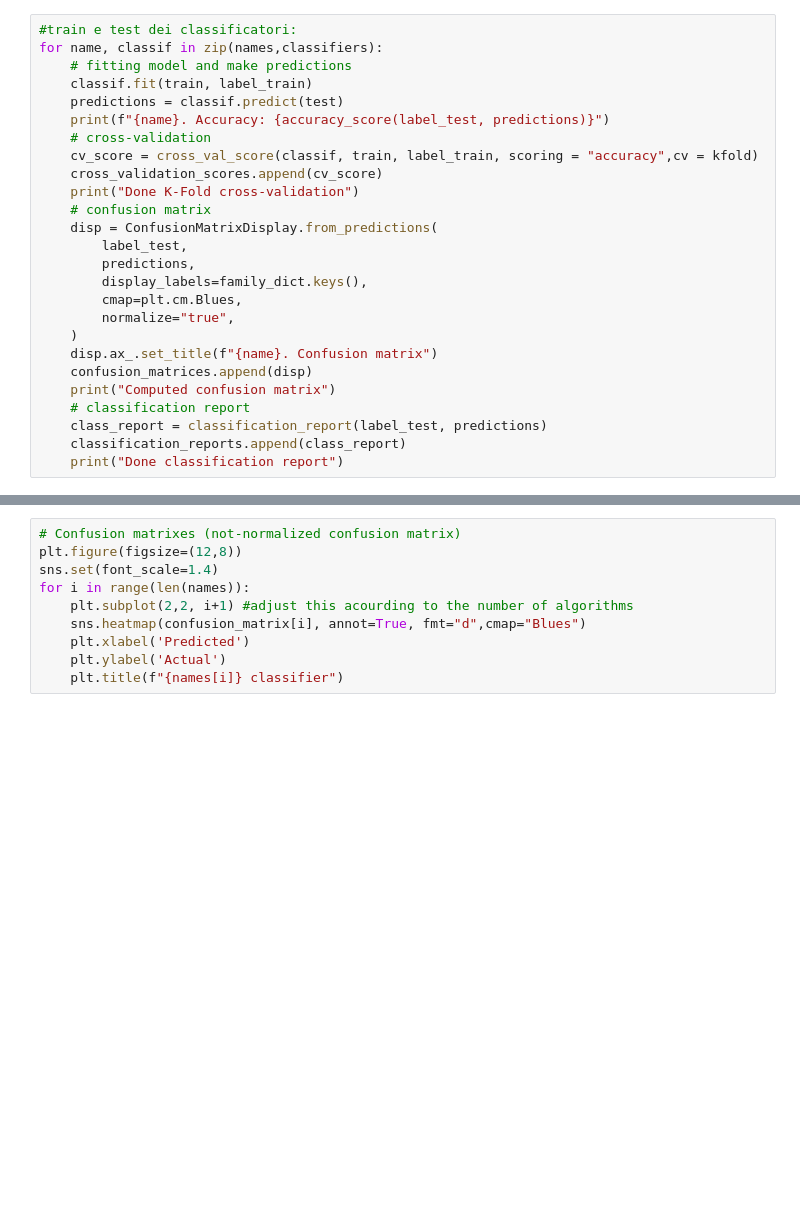
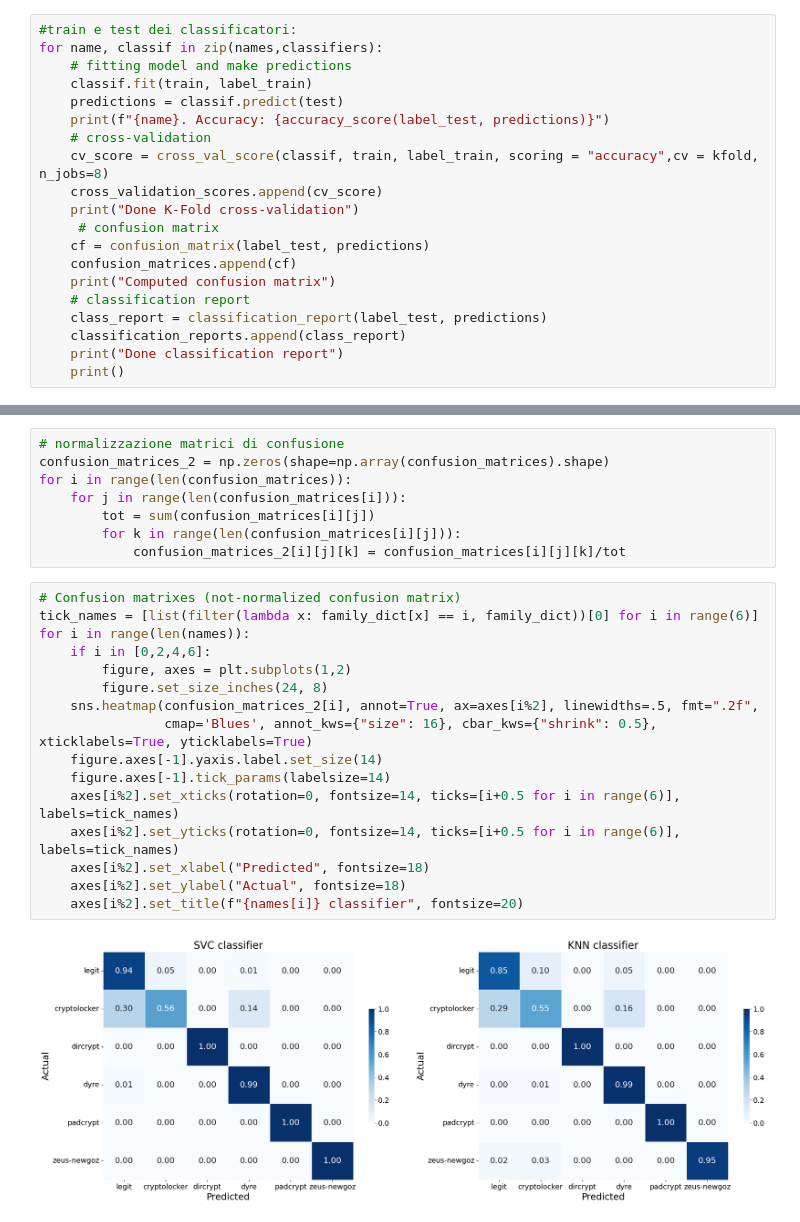
Before and after one commit to S1107327/datascience, a Jupyter notebook: Multiclass.ipynb, the cells around one changed output, grey strips where cells are left out. Drawn from its saved outputs; the diff is of its cells as text; blank space fills up the shorter version.

Commit message:
Completato classificazione clustering

```diff
--- a/Multiclass.ipynb
+++ b/Multiclass.ipynb
@@ -67,21 +120,15 @@ for name, classif in zip(names,classifiers):
     predictions = classif.predict(test)
     print(f"{name}. Accuracy: {accuracy_score(label_test, predictions)}")
     # cross-validation
-    cv_score = cross_val_score(classif, train, label_train, scoring = "accuracy",cv = kfold)
+    cv_score = cross_val_score(classif, train, label_train, scoring = "accuracy",cv = kfold, n_jobs=8)
     cross_validation_scores.append(cv_score)
     print("Done K-Fold cross-validation")
-    # confusion matrix
-    disp = ConfusionMatrixDisplay.from_predictions(
-        label_test,
-        predictions,
-        display_labels=family_dict.keys(),
-        cmap=plt.cm.Blues,
-        normalize="true",
-    )
-    disp.ax_.set_title(f"{name}. Confusion matrix")
-    confusion_matrices.append(disp)
+     # confusion matrix
+    cf = confusion_matrix(label_test, predictions)
+    confusion_matrices.append(cf)
     print("Computed confusion matrix")
     # classification report
     class_report = classification_report(label_test, predictions)
     classification_reports.append(class_report)
     print("Done classification report")
+    print()
@@ -101,10 +180,26 @@ plt.title("Cross validation scores")
+# %%
+# normalizzazione matrici di confusione
+confusion_matrices_2 = np.zeros(shape=np.array(confusion_matrices).shape)
+for i in range(len(confusion_matrices)):
+    for j in range(len(confusion_matrices[i])):
+        tot = sum(confusion_matrices[i][j])
+        for k in range(len(confusion_matrices[i][j])):
+            confusion_matrices_2[i][j][k] = confusion_matrices[i][j][k]/tot
 # %%
 # Confusion matrixes (not-normalized confusion matrix)
-plt.figure(figsize=(12,8))
-sns.set(font_scale=1.4)
+tick_names = [list(filter(lambda x: family_dict[x] == i, family_dict))[0] for i in range(6)]
 for i in range(len(names)):
-    plt.subplot(2,2, i+1) #adjust this acourding to the number of algorithms
-    sns.heatmap(confusion_matrix[i], annot=True, fmt="d",cmap="Blues")
-    plt.xlabel('Predicted')
-    plt.ylabel('Actual')
-    plt.title(f"{names[i]} classifier")
+    if i in [0,2,4,6]:
+        figure, axes = plt.subplots(1,2)
+        figure.set_size_inches(24, 8)
+    sns.heatmap(confusion_matrices_2[i], annot=True, ax=axes[i%2], linewidths=.5, fmt=".2f",
+                cmap='Blues', annot_kws={"size": 16}, cbar_kws={"shrink": 0.5}, xticklabels=True, yticklabels=True)
+    figure.axes[-1].yaxis.label.set_size(14)
+    figure.axes[-1].tick_params(labelsize=14)
+    axes[i%2].set_xticks(rotation=0, fontsize=14, ticks=[i+0.5 for i in range(6)], labels=tick_names)
+    axes[i%2].set_yticks(rotation=0, fontsize=14, ticks=[i+0.5 for i in range(6)], labels=tick_names)
+    axes[i%2].set_xlabel("Predicted", fontsize=18)
+    axes[i%2].set_ylabel("Actual", fontsize=18)
+    axes[i%2].set_title(f"{names[i]} classifier", fontsize=20)
+# %% [output]
+[figure, added]
```
Also changed, not shown: parts of 11 cells of this notebook.
